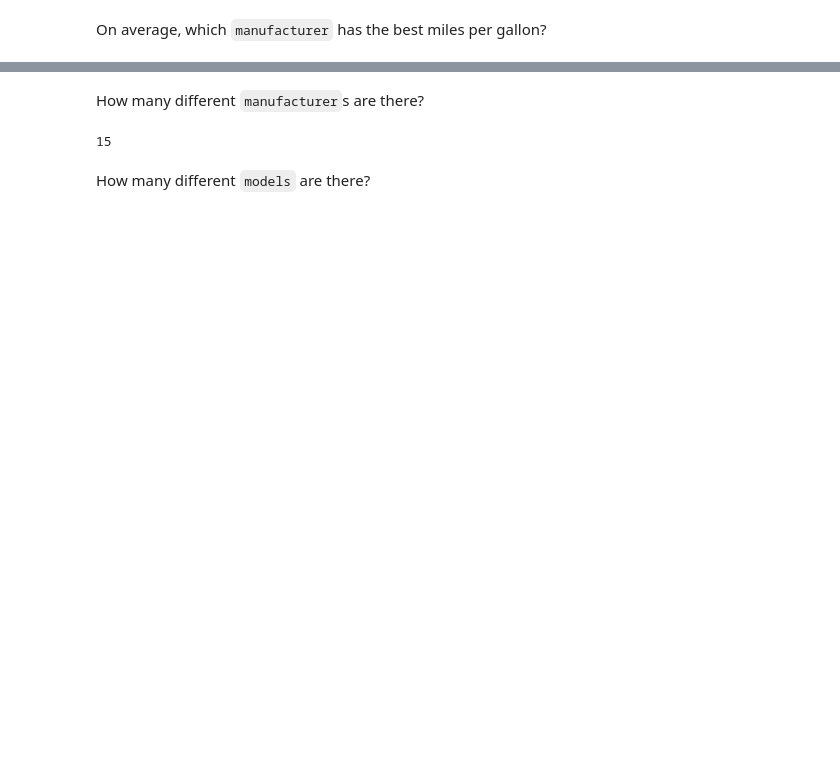
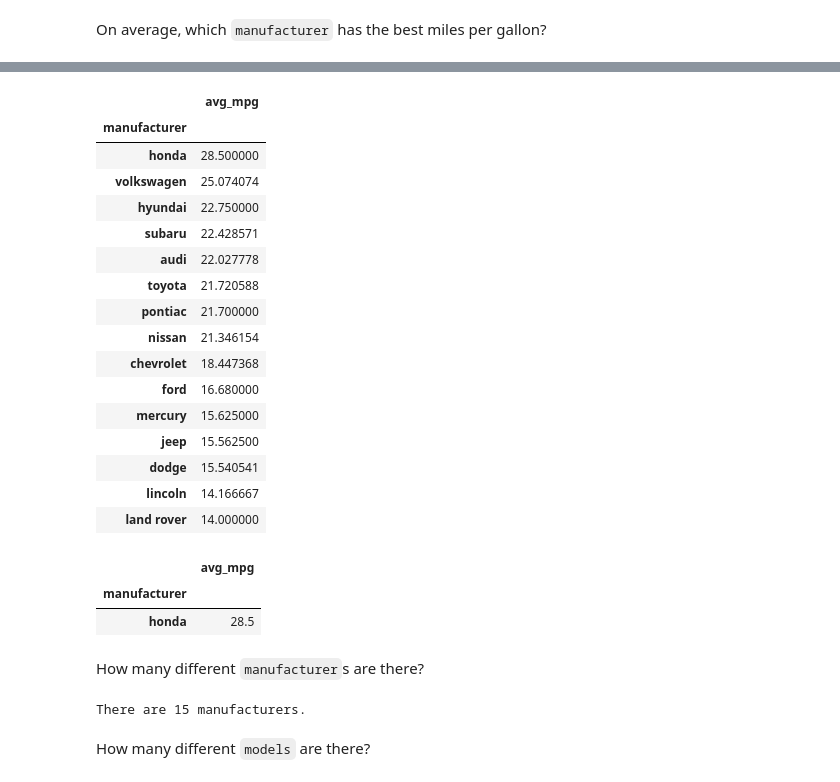
Before and after one commit to Promeos/numpy-pandas-visualization-exercises, a Jupyter notebook: advanced_dataframes.ipynb, the cells around one changed output, grey strips where cells are left out. Saved outputs shown, nothing was run; the diff lists cells and outputs as text; code cells hidden in the pictures; blank space fills up the shorter version.

```diff
--- a/advanced_dataframes.ipynb
+++ b/advanced_dataframes.ipynb
@@ -62,9 +142,55 @@ manufac_best_mpg
+# %%
+# From the groupby object, I can use bracket notation to return only the 'avg_mpg' column
+# To isolate the information I need. Once I have the series, I can use the `.mean` method
+# To calculate the average mpg of all vehicles WITHIN a given manufacturer. I use double
+# Square brackets around the column name 'avg_mpg' to return a dataframe instead of a series.
+
+manufac_avg_mpg = df_manufac[['avg_mpg']].mean()
+# %%
+# I can sort the dataframe 'manufac_avg_mpg' by the column'avg_mpg' to quickly locate
+# The manufacturer that has the highest 'avg_mpg'.
+
+manufac_avg_mpg.sort_values(by='avg_mpg', ascending=False)
+# %% [output]
+|  | avg_mpg |
+| manufacturer |  |
+| honda | 28.500000 |
+| volkswagen | 25.074074 |
+| hyundai | 22.750000 |
+| subaru | 22.428571 |
+| audi | 22.027778 |
+| toyota | 21.720588 |
+| pontiac | 21.700000 |
+| nissan | 21.346154 |
+| chevrolet | 18.447368 |
+| ford | 16.680000 |
+| mercury | 15.625000 |
+| jeep | 15.562500 |
+| dodge | 15.540541 |
+| lincoln | 14.166667 |
+| land rover | 14.000000 |
+# %%
+# I can use .head(1) or .mlargest to select the manufacturer with the best/highest
+# Average miles per gallon.
+
+manufac_best_mpg = manufac_avg_mpg.nlargest(1, columns='avg_mpg')
+manufac_best_mpg
+# %% [output]
+|  | avg_mpg |
+| manufacturer |  |
+| honda | 28.5 |
 # %% [markdown]
 How many different `manufacturer`s are there?
-# %%
-num_of_manufacturers = df_mpg.manufacturer.nunique()
-num_of_manufacturers
-# %% [output]
-15
+# %%
+# I tried to use the `nunique` method on the groupby object of manufacturers but I did not
+# get the results I wanted. I used dot notation to select the `manufacturer` attribute
+# From the original dataframe and used the `.nunique` method to count up the number
+# of distinct/unique manufacturer names.
+
+num_of_manufacturers = df_mpg.manufacturer.nunique()
+
+print(f"There are {num_of_manufacturers} manufacturers.")
+# %% [output]
+There are 15 manufacturers.
 # %% [markdown]
 How many different `models` are there?
```
Also changed, not shown: parts of 21 cells of this notebook.
